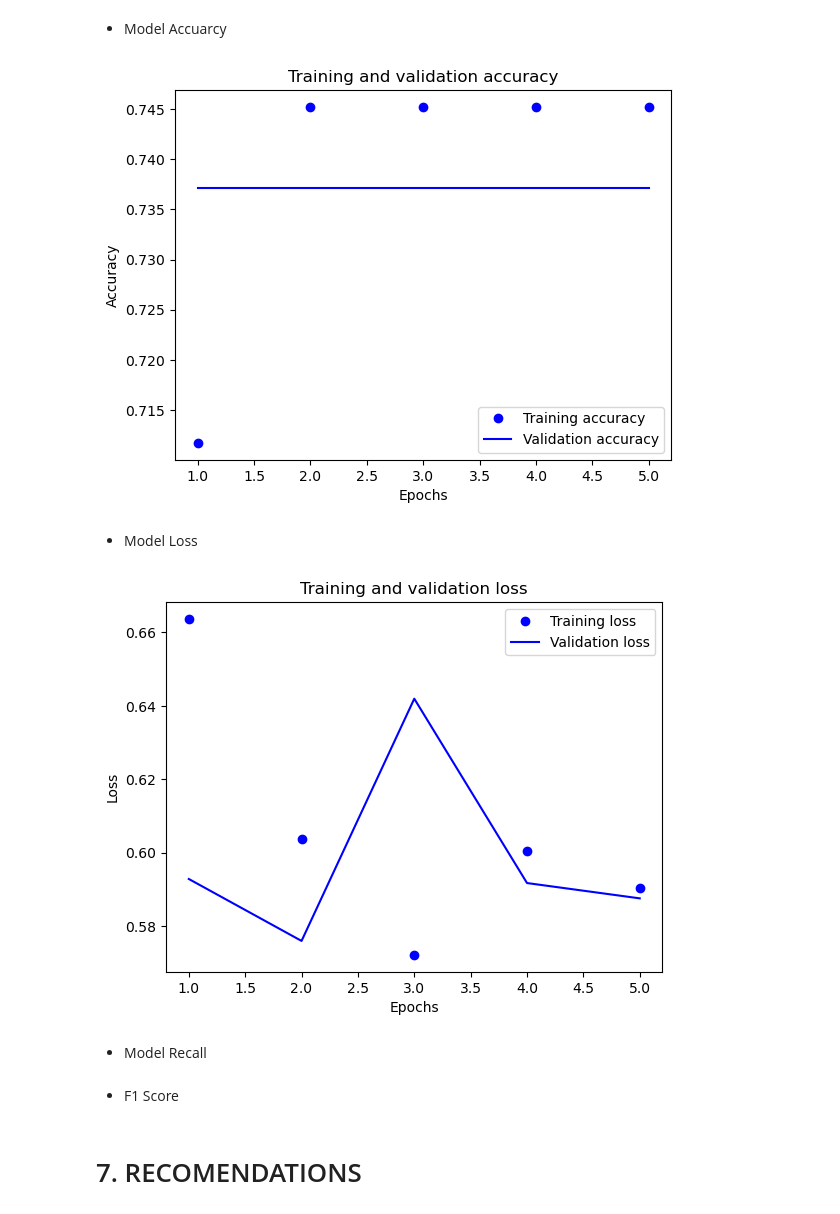
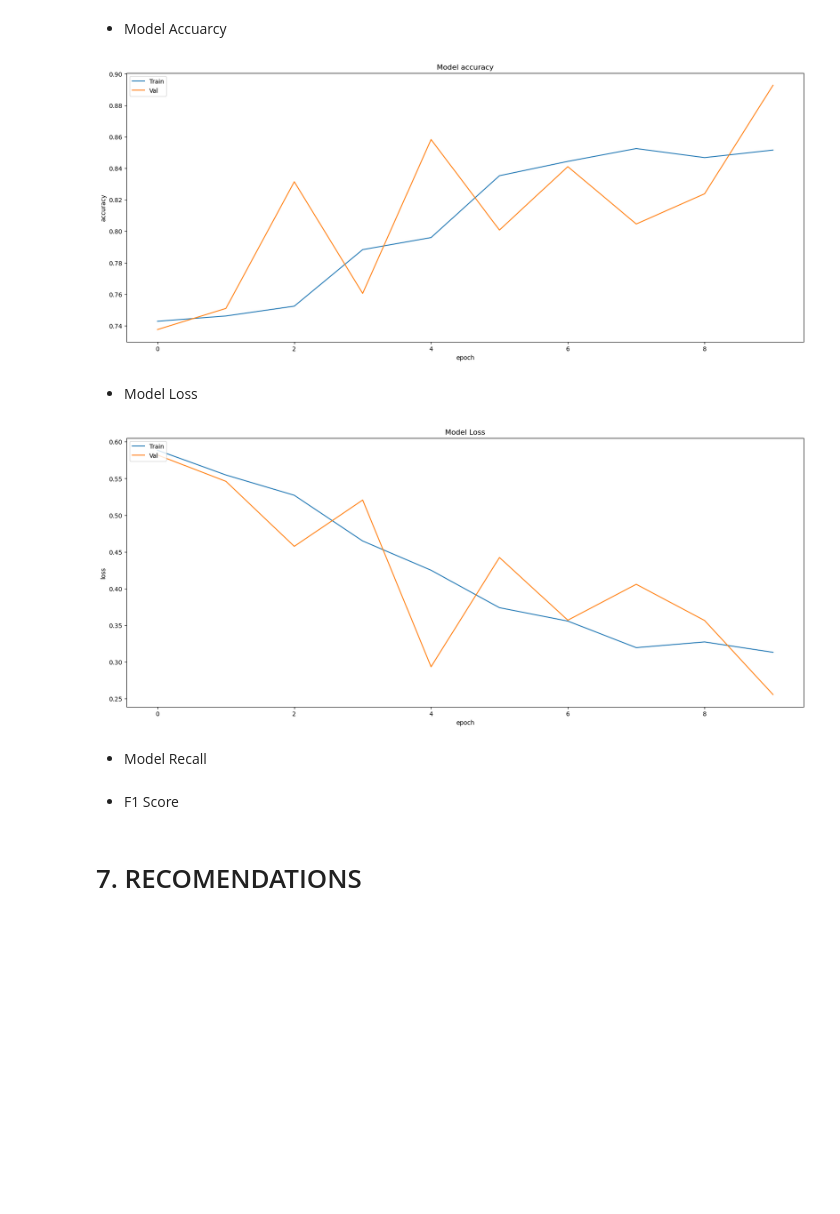
Before and after one commit to BrianKip035/-Image-Classification-with-Deep-Learning, a Jupyter notebook: notebook.ipynb, the cells around one changed output. Drawn from its saved outputs; the diff is of its cells as text; code cells hidden in the pictures; blank space fills up the shorter version.

```diff
--- a/notebook.ipynb
+++ b/notebook.ipynb
@@ -218,13 +303,8 @@ display_augmented_images(data, augmentation_params)
 # %%
 # Define the batch size and image dimensions
 batch_size = 32
-img_height = 224
-img_width = 224
-
-# Define the paths to the training and validation directories
-train_dir = train_path
-val_dir = val_path
-test_dir = test_path
+img_height = 150
+img_width = 150
 
 # Create an ImageDataGenerator object for data augmentation
 train_datagen = ImageDataGenerator(
@@ -243,15 +323,15 @@ train_datagen = ImageDataGenerator(
 val_datagen = ImageDataGenerator(rescale=1./255)
 
 # Create a training data generator
-train_generator = train_datagen.flow_from_directory(
-    train_dir,
+train_generator_half = train_datagen.flow_from_directory(
+    train_dir_half,
     target_size=(img_height, img_width),
     batch_size=batch_size,
     class_mode='binary')
 
 # Create a validation data generator
-val_generator = val_datagen.flow_from_directory(
-    val_dir,
+val_generator_half = val_datagen.flow_from_directory(
+    val_dir_half,
     target_size=(img_height, img_width),
     batch_size=batch_size,
     class_mode='binary')
@@ -259,8 +339,8 @@ val_generator = val_datagen.flow_from_directory(
 # Create an ImageDataGenerator object for the test data
 test_datagen = ImageDataGenerator(rescale=1./255)
 
-test_generator = test_datagen.flow_from_directory(
-    test_dir,
+test_generator_half = test_datagen.flow_from_directory(
+    test_dir_half,
     target_size=(224, 224),
     batch_size=32,
     class_mode='binary')
@@ -354,0 +379,3 @@ model.compile(optimizer='adam',
+# %%
+# Compile
+model_1.compile(loss='binary_crossentropy', optimizer=Adam(lr=0.0001), metrics=['accuracy', tf.metrics.Recall()])
@@ -439,0 +407,3 @@ Epoch 5/5
+# %%
+# Train the model using the training data
+model_hist_1 = model_1.fit(train_generator_half, epochs=10, validation_data=val_generator_half)
@@ -530,29 +612,31 @@ epochs = range(1, len(loss_values) + 1)
 # %% [markdown]
 * Model Accuarcy
-# %%
-# Plot the training and validation accuracy
-plt.plot(epochs, acc_values, 'bo', label='Training accuracy')
-plt.plot(epochs, val_acc_values, 'b', label='Validation accuracy')
-plt.title('Training and validation accuracy')
-plt.xlabel('Epochs')
-plt.ylabel('Accuracy')
-plt.legend()
-plt.show()
-# %% [output]
-[figure, removed]
+# %%
+# Plot the training and validation accuracy
+plt.figure(figsize=(20,8))
+plt.plot(model_hist_1.history['accuracy'])
+plt.plot(model_hist_1.history['val_accuracy'])
+plt.title('Model accuracy')
+plt.ylabel('accuracy')
+plt.xlabel('epoch')
+plt.legend(['Train', 'Val'], loc='upper left')
+plt.show()
+# %% [output]
+[figure, added]
 # %% [markdown]
 * Model Loss
 # %%
 # Plot the training and validation loss
-plt.plot(epochs, loss_values, 'bo', label='Training loss')
-plt.plot(epochs, val_loss_values, 'b', label='Validation loss')
-plt.title('Training and validation loss')
-plt.xlabel('Epochs')
-plt.ylabel('Loss')
-plt.legend()
+plt.figure(figsize=(20,8))
+plt.plot(model_hist_1.history['loss'])
+plt.plot(model_hist_1.history['val_loss'])
+plt.title('Model Loss')
+plt.ylabel('loss')
+plt.xlabel('epoch')
+plt.legend(['Train', 'Val'], loc='upper left')
 plt.show()
 # %% [output]
-[figure, old version]
+[figure, new version]
 # %% [markdown]
 * Model Recall
 # %%
@@ -567,2 +650,0 @@ plt.show()
-# %% [markdown]
-* F1 Score
@@ -577,0 +651,2 @@ plt.show()
+# %% [markdown]
+* F1 Score
```
Also changed, not shown: parts of 71 cells of this notebook.
